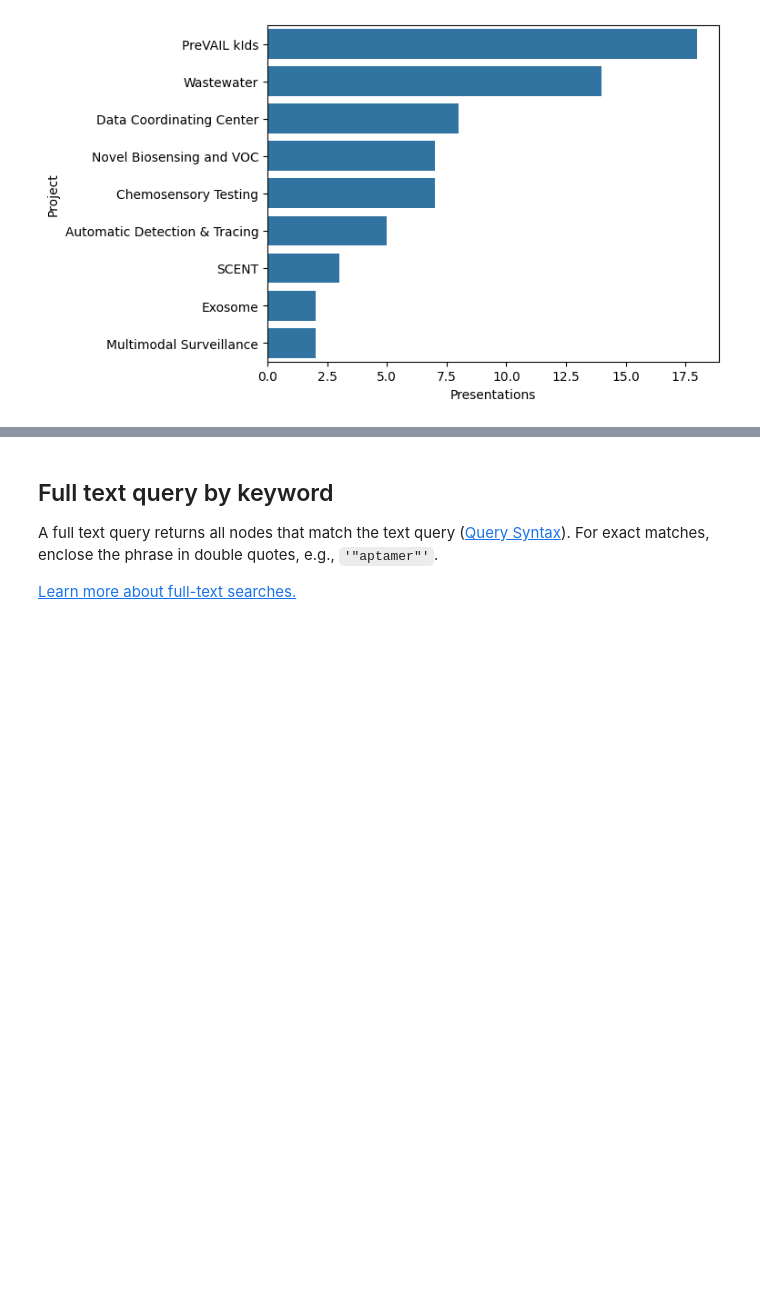
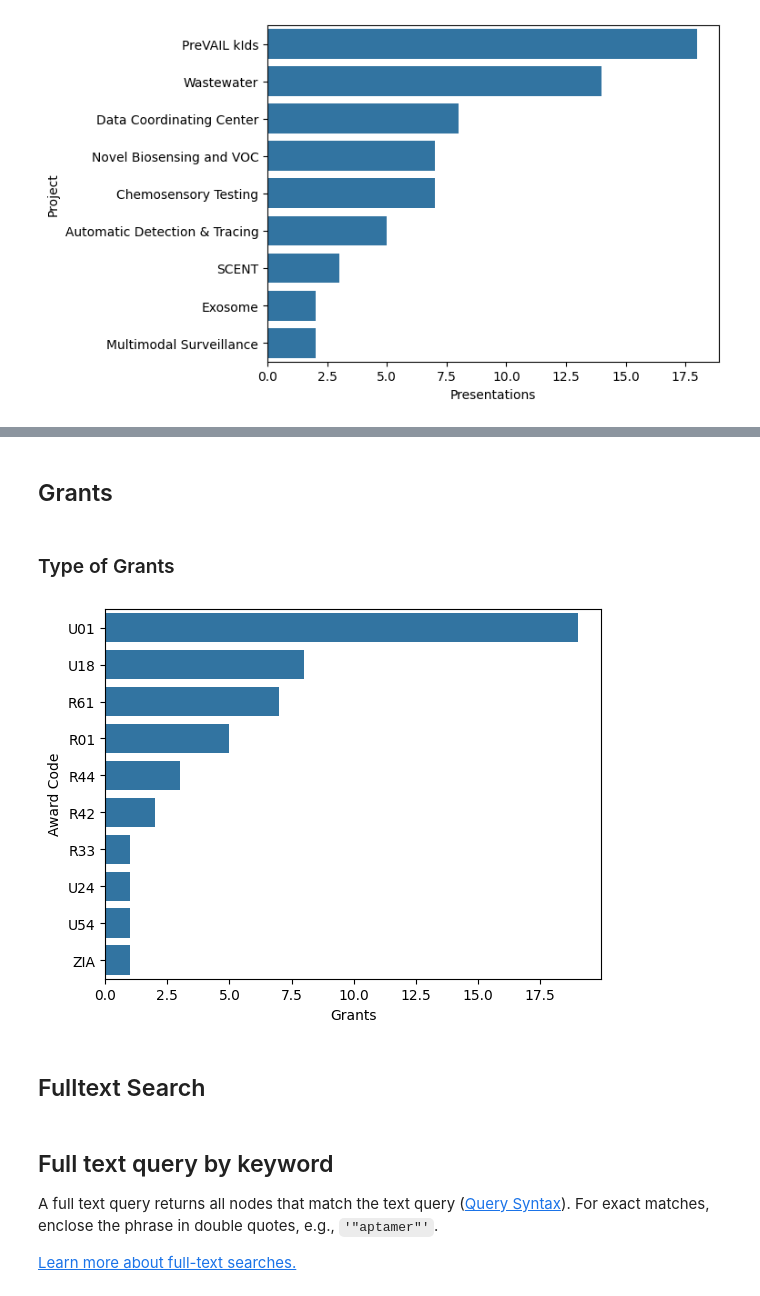
Before and after one commit to radxrad/radx-kg, a Jupyter notebook: notebooks/visualization/ExampleQueries_colab.ipynb, the cells around one changed output, grey strips where cells are left out. Cells and saved outputs as stored; diff of their text form; code cells hidden in the pictures; blank space fills up the shorter version.

````diff
--- a/notebooks/visualization/ExampleQueries_colab.ipynb
+++ b/notebooks/visualization/ExampleQueries_colab.ipynb
@@ -371,0 +393,5 @@ sns.barplot(presentations, x="Presentations", y="Project");
+# %%
+query = """
+MATCH p=(o:Organization)<-[i:EMPLOYED_AT]-(r:Researcher)-[:IS_INVESTIGATOR_OF]->(g:Grant) RETURN p
+"""
+subgraph6 = graph.run(query).to_subgraph()
@@ -371,0 +410,5 @@ sns.barplot(presentations, x="Presentations", y="Project");
+# %%
+query = """
+MATCH p=(f:FundingOpportunity)-[:PROVIDES]->(g:Grant) RETURN p
+"""
+subgraph7 = graph.run(query).to_subgraph()
@@ -372,3 +425,18 @@ sns.barplot(presentations, x="Presentations", y="Project");
+# %% [markdown]
+## Grants <a class="anchor" id="Grants"></a>
+# %% [markdown]
+### Type of Grants
+# %%
+query = """
+MATCH (g:Grant) RETURN DISTINCT g.awardCode AS `Award Code`, COUNT(g) AS Grants
+ORDER BY Grants DESC, `Award Code`
+"""
+grants = graph.run(query).to_data_frame()
+sns.barplot(grants, x="Grants", y="Award Code");
+# %% [output]
+[figure, added]
+# %% [markdown]
+## Fulltext Search <a class="anchor" id="Fulltext Search"></a>
 # %% [markdown]
 ## Full text query by keyword
 A full text query returns all nodes that match the text query ([Query Syntax](https://lucene.apache.org/core/5_5_0/queryparser/org/apache/lucene/queryparser/classic/package-summary.html#Overview)). For exact matches, enclose the phrase in double quotes, e.g., ```'"aptamer"'```.
````
Also changed, not shown: parts of 10 cells of this notebook.
